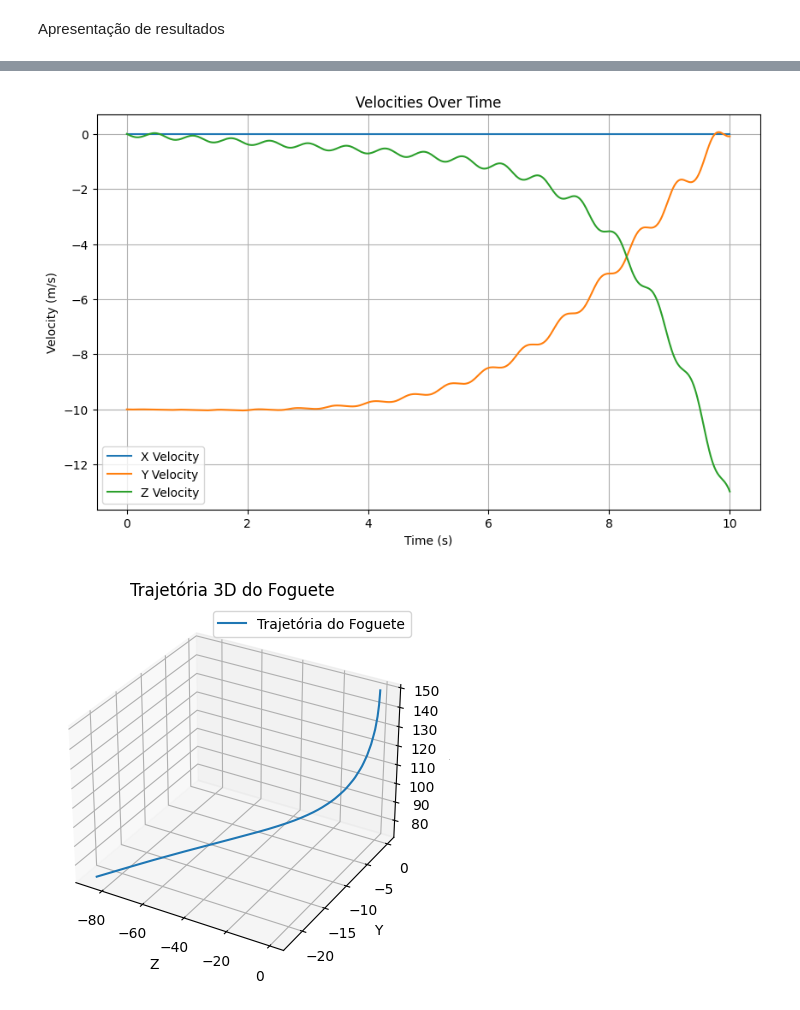
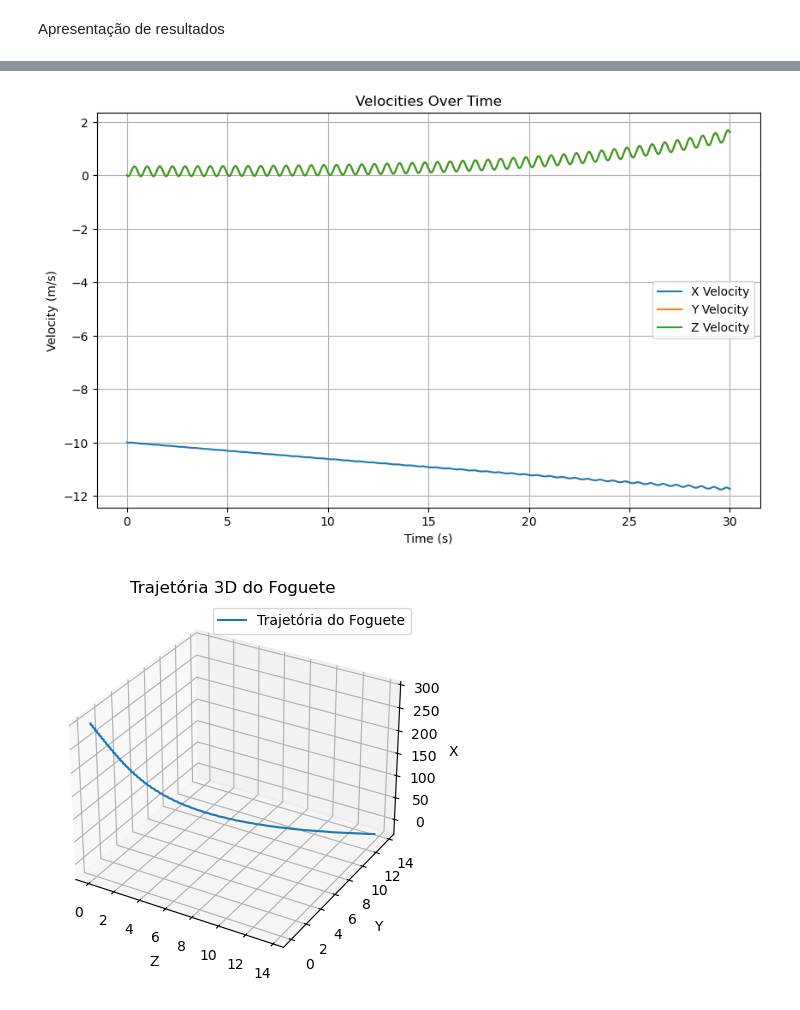
Before and after one commit to lucascarvalho10/pme3380, a Jupyter notebook: projeto/simulacoes/pme3380_simulacoes_grupoT.ipynb, the cells around one changed output, grey strips where cells are left out. Saved outputs shown, nothing was run; the diff lists cells and outputs as text; code cells hidden in the pictures.

```diff
--- a/projeto/simulacoes/pme3380_simulacoes_grupoT.ipynb
+++ b/projeto/simulacoes/pme3380_simulacoes_grupoT.ipynb
@@ -123,7 +123,7 @@ def tra_mf(mov, ang):
 # %% [markdown]
 Condições iniciais de velocidade
 # %%
-x = 150
+x = 300
 y = 0
 z = 0
 
@@ -180,19 +180,20 @@ def non_linear(t, mov):
     ax = wz * vy - wy * vz + 1/m * (-m * g * np.cos(theta) * np.cos(psi) + T * np.cos(alpha_y) * np.cos(alpha_z) + 1/2 * rho * C_D * np.cos(theta) * np.cos(psi) *
                                       (np.pi * (d**2)/4 + L * d * ((np.sin(theta))**2 + (np.sin(psi))**2)**0.5 ) * ( np.cos(theta) * np.cos(psi) * vx + ( np.cos(psi) * np.sin(theta) * np.sin(phi) - np.cos(phi) * np.sin(psi)) * vy + (np.cos(phi) * np.cos(psi) * np.sin(theta) + np.sin(phi) * np.sin(psi)) * vz )**2 )
 
-    ay = - wz * vx - wx * vz + 1/m * ( -m * g * (np.cos(psi) * np.sin(theta) * np.sin(phi) - np.cos(phi) * np.sin(psi)) + T * np.cos(alpha_z) * np.sin(alpha_y) + 1/2 * rho * C_D * (np.cos(psi) * np.sin(theta) * np.sin(phi) - np.cos(phi) * np.sin(psi)) *
+    ay = - wz * vx + wx * vz + 1/m * ( -m * g * (np.cos(psi) * np.sin(theta) * np.sin(phi) - np.cos(phi) * np.sin(psi)) + T * np.cos(alpha_z) * np.sin(alpha_y) + 1/2 * rho * C_D * (np.cos(psi) * np.sin(theta) * np.sin(phi) - np.cos(phi) * np.sin(psi)) *
                                       (np.pi * (d**2)/4 + L * d * ((np.sin(theta))**2 + (np.sin(psi))**2)**0.5 ) * ( np.cos(theta) * np.cos(psi) * vx + ( np.cos(psi) * np.sin(theta) * np.sin(phi) - np.cos(phi) * np.sin(psi)) * vy + (np.cos(phi) * np.cos(psi) * np.sin(theta) + np.sin(phi) * np.sin(psi)) * vz )**2 )
 
     az = wy * vx - wx * vy + 1/m * ( -m * g * (np.cos(phi) * np.cos(psi) * np.sin(theta) + np.sin(phi) * np.sin(psi)) + T * np.cos(alpha_y) * np.sin(alpha_z) + 1/2 * rho * C_D * (np.cos(phi) * np.cos(psi) * np.sin(theta) + np.sin(phi) * np.sin(psi)) *
                                       (np.pi * (d**2)/4 + L * d * ((np.sin(theta))**2 + (np.sin(psi))**2)**0.5 ) * ( np.cos(theta) * np.cos(psi) * vx + ( np.cos(psi) * np.sin(theta) * np.sin(phi) - np.cos(phi) * np.sin(psi)) * vy + (np.cos(phi) * np.cos(psi) * np.sin(theta) + np.sin(phi) * np.sin(psi)) * vz )**2 )
 
-    wx_dt = 1/(8 * J[1][1]) * ( 8 * wx * wz * J[2][2] + 8 * T * np.cos(alpha_y) * np.sin(alpha_z) * x_cm - rho * C_D * (2 * 2**0.5 * L * d * (2 - np.cos(2*theta) - np.cos(2*psi))**0.5 + np.pi * d**2) *
-                                      (np.cos(phi) * np.cos(psi) * np.sin(theta) + np.sin(phi) * np.sin(psi)) * ( np.cos(theta) * np.cos(psi) * vx + ( np.cos(psi) * np.sin(theta) * np.sin(phi) - np.cos(phi) * np.sin(psi)) * vy + (np.cos(phi) * np.cos(psi) * np.sin(theta) + np.sin(phi) * np.sin(psi)) * vz )**2)
+    wx_dt = 0  # Adicione essa linha
 
-    wy_dt = 1/(8 * J[2][2]) * (-8 * wy * wx * J[1][1] - 8 * T * np.cos(alpha_z) * np.sin(alpha_y) * x_cm + rho * C_D * (2 * 2**0.5 * L * d * (2 - np.cos(2*theta) - np.cos(2*psi))**0.5 + np.pi * d**2) *
-                                      (np.cos(psi) * np.sin(theta) * np.sin(phi) - np.cos(phi) * np.sin(psi)) * ( np.cos(theta) * np.cos(psi) * vx + ( np.cos(psi) * np.sin(theta) * np.sin(phi) - np.cos(phi) * np.sin(psi)) * vy + (np.cos(phi) * np.cos(psi) * np.sin(theta) + np.sin(phi) * np.sin(psi)) * vz )**2 )
+    wy_dt = 1/(8 * J[1][1]) * ( 8 * wx * wz * J[2][2] + 8 * T * np.cos(alpha_y) * np.sin(alpha_z) * x_cm - rho * C_D * (2 * 2**0.5 * L * d * (2 - np.cos(2*theta) - np.cos(2*psi))**0.5 + np.pi * d**2) *
+                                      (np.cos(phi) * np.cos(psi) * np.sin(theta) + np.sin(phi) * np.sin(psi)) * ( np.cos(theta) * np.cos(psi) * vx + ( np.cos(psi) * np.sin(theta) * np.sin(phi) - np.cos(phi) * np.sin(psi)) * vy + (np.cos(phi) * np.cos(psi) * np.sin(theta) + np.sin(phi) * np.sin(psi)) * vz )**2*x_cp)
 
-    wz_dt = 0  # Adicione essa linha
+    wz_dt = 1/(8 * J[2][2]) * (-8 * wy * wx * J[1][1] - 8 * T * np.cos(alpha_z) * np.sin(alpha_y) * x_cm + rho * C_D * (2 * 2**0.5 * L * d * (2 - np.cos(2*theta) - np.cos(2*psi))**0.5 + np.pi * d**2) *
+                                      (np.cos(psi) * np.sin(theta) * np.sin(phi) - np.cos(phi) * np.sin(psi)) * ( np.cos(theta) * np.cos(psi) * vx + ( np.cos(psi) * np.sin(theta) * np.sin(phi) - np.cos(phi) * np.sin(psi)) * vy + (np.cos(phi) * np.cos(psi) * np.sin(theta) + np.sin(phi) * np.sin(psi)) * vz )**2*x_cp)
+
 
     # Retorne os valores como uma lista
     return [vx, vy ,vz, wx, wy, wz, ax, ay, az, wx_dt, wy_dt, wz_dt]
@@ -281,14 +282,14 @@ plt.show()
 # %%
 # Tempo de simulação
-t_span = [0, 10]  # de 0 a 30 segundos
+t_span = [0, 30]  # de 0 a 30 segundos
 
 solution = solve_ivp(non_linear, t_span, mov, method='RK23', t_eval=np.linspace(t_span[0], t_span[1], 500))
 # %%
 # Extract time and solution data
 time = solution.t
-angles = solution.y[3:5, :]  # Extracting phi, theta, and psi from the solution
+angles = solution.y[4:6, :]  # Extracting phi, theta, and psi from the solution
 positions = solution.y[0:3, :]  # Extracting x, y, and z from the solution
-velocities = solution.y[5:8, :]  # Extracting vx, vy, and vz from the solution
+velocities = solution.y[6:9, :]  # Extracting vx, vy, and vz from the solution
 
 # Plot angles over time
 plt.figure(figsize=(10, 6))
@@ -357,2 +358,2 @@ plt.show()
-[figure, old version]
+[figure, new version]
-[figure, old version]
+[figure, new version]
```
Also changed, not shown: parts of 3 cells of this notebook.
